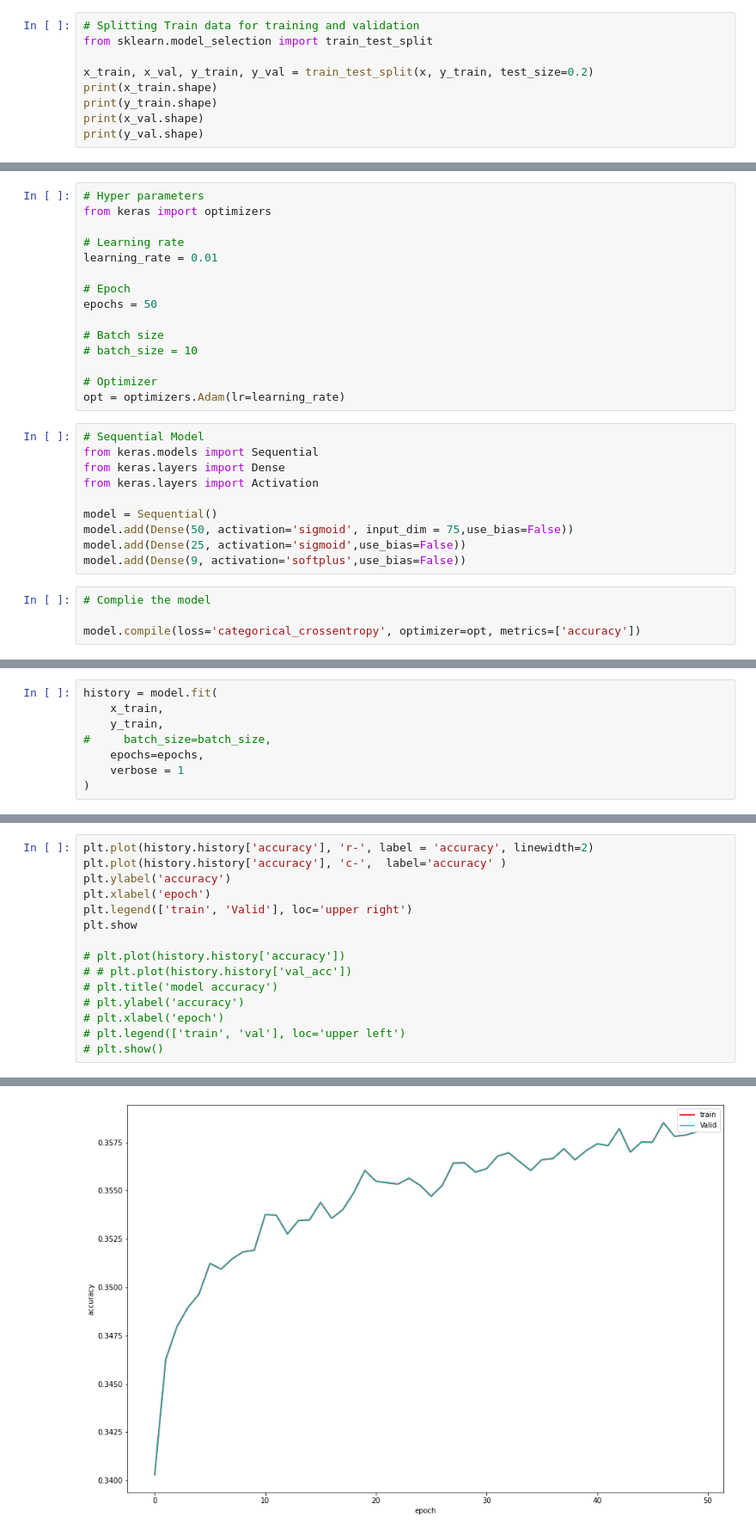
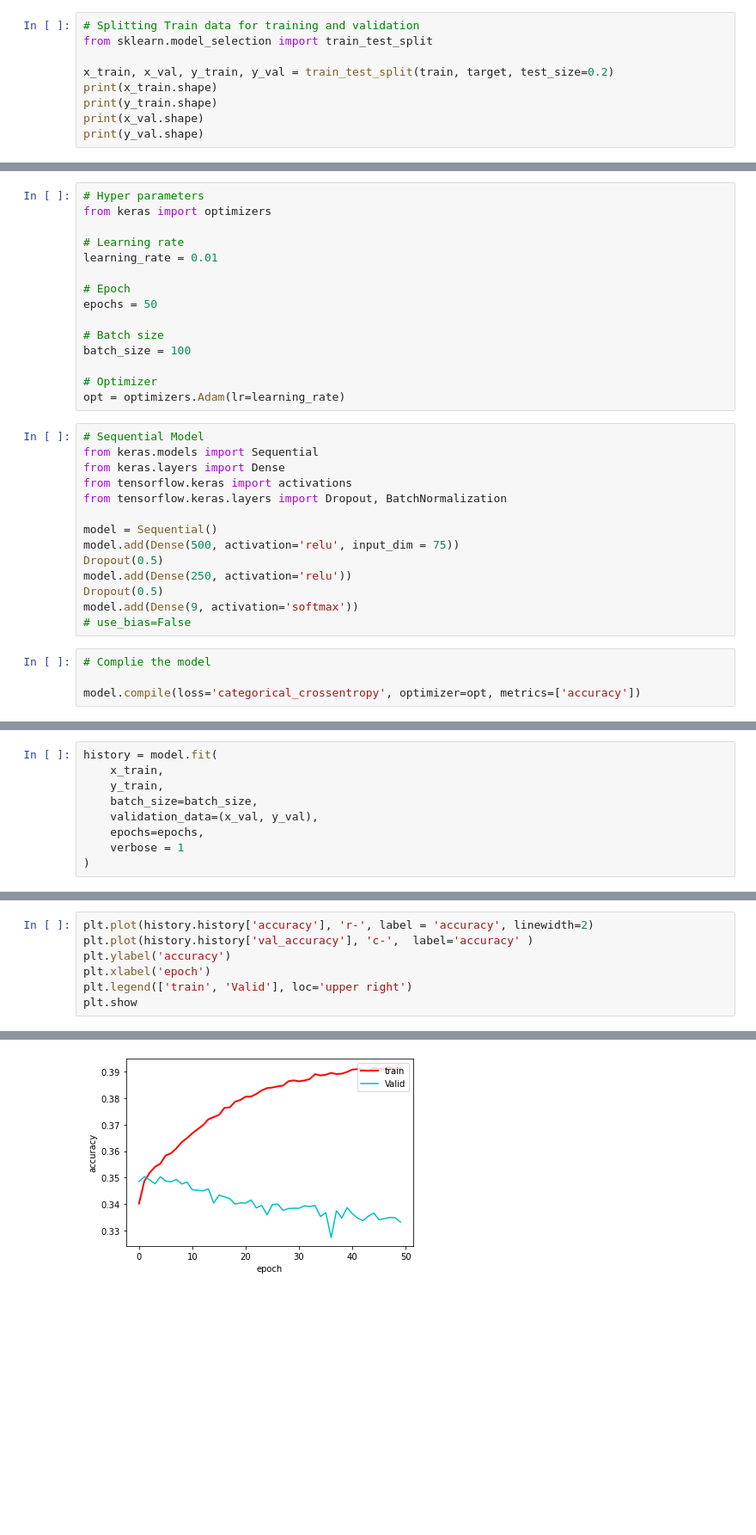
Before and after one commit to Animeshrockn/Kaggle_Playground_June21, a Jupyter notebook: Kaggle_playground_jun21.ipynb, the cells around one changed output, grey strips where cells are left out. Shown at 86% size. Drawn from its saved outputs; the diff is of its cells as text; blank space fills up the shorter version.

Commit message:
Updated neural netoworkl workbook with full data

```diff
--- a/Kaggle_playground_jun21.ipynb
+++ b/Kaggle_playground_jun21.ipynb
@@ -143,7 +141,7 @@ y_train.shape
 # Splitting Train data for training and validation
 from sklearn.model_selection import train_test_split
 
-x_train, x_val, y_train, y_val = train_test_split(x, y_train, test_size=0.2)
+x_train, x_val, y_train, y_val = train_test_split(train, target, test_size=0.2)
 print(x_train.shape)
 print(y_train.shape)
 print(x_val.shape)
@@ -166,7 +164,7 @@ learning_rate = 0.01
 epochs = 50
 
 # Batch size
-# batch_size = 10
+batch_size = 100
 
 # Optimizer
 opt = optimizers.Adam(lr=learning_rate)
@@ -174,12 +172,16 @@ opt = optimizers.Adam(lr=learning_rate)
 # Sequential Model
 from keras.models import Sequential
 from keras.layers import Dense
-from keras.layers import Activation
+from tensorflow.keras import activations
+from tensorflow.keras.layers import Dropout, BatchNormalization
 
 model = Sequential()
-model.add(Dense(50, activation='sigmoid', input_dim = 75,use_bias=False))
-model.add(Dense(25, activation='sigmoid',use_bias=False))
-model.add(Dense(9, activation='softplus',use_bias=False))
+model.add(Dense(500, activation='relu', input_dim = 75))
+Dropout(0.5)
+model.add(Dense(250, activation='relu'))
+Dropout(0.5)
+model.add(Dense(9, activation='softmax'))
+# use_bias=False
 # %%
 # Complie the model
 
@@ -205,7 +207,8 @@ _________________________________________________________________
 history = model.fit(
     x_train,
     y_train,
-#     batch_size=batch_size,
+    batch_size=batch_size,
+    validation_data=(x_val, y_val),
     epochs=epochs,
     verbose = 1
 )
@@ -235,18 +238,10 @@ Accuracy on Training data: 35.80
 # %%
 plt.plot(history.history['accuracy'], 'r-', label = 'accuracy', linewidth=2)
-plt.plot(history.history['accuracy'], 'c-',  label='accuracy' )
+plt.plot(history.history['val_accuracy'], 'c-',  label='accuracy' )
 plt.ylabel('accuracy')
 plt.xlabel('epoch')
 plt.legend(['train', 'Valid'], loc='upper right')
 plt.show
-
-# plt.plot(history.history['accuracy'])
-# # plt.plot(history.history['val_acc'])
-# plt.title('model accuracy')
-# plt.ylabel('accuracy')
-# plt.xlabel('epoch')
-# plt.legend(['train', 'val'], loc='upper left')
-# plt.show()
 # %% [output]
 <function matplotlib.pyplot.show(close=None, block=None)>
-[figure, old version]
+[figure, new version]
```
Also changed, not shown: parts of 30 cells of this notebook, 2 other files.
